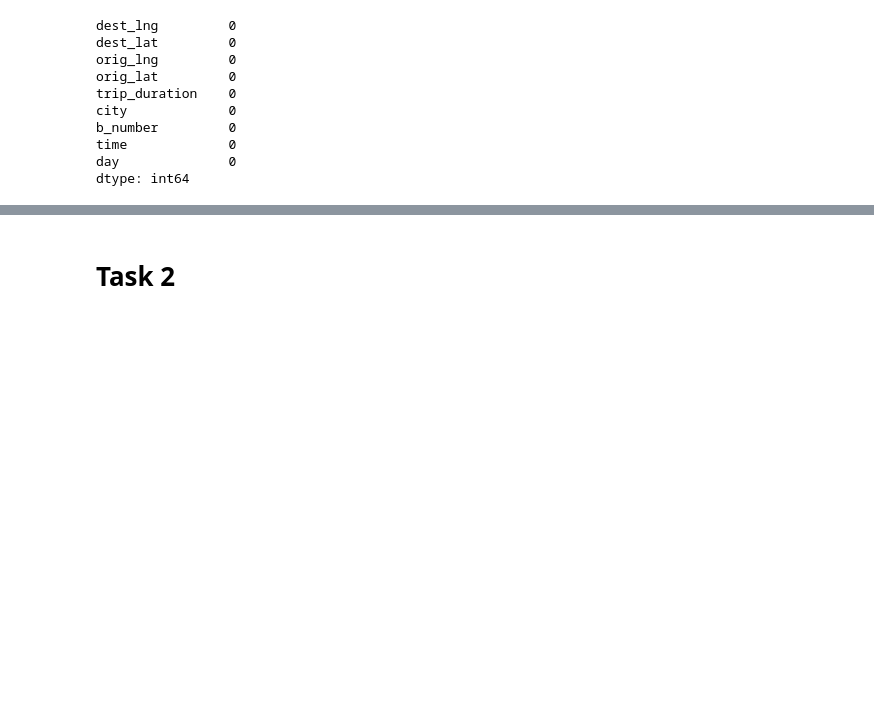
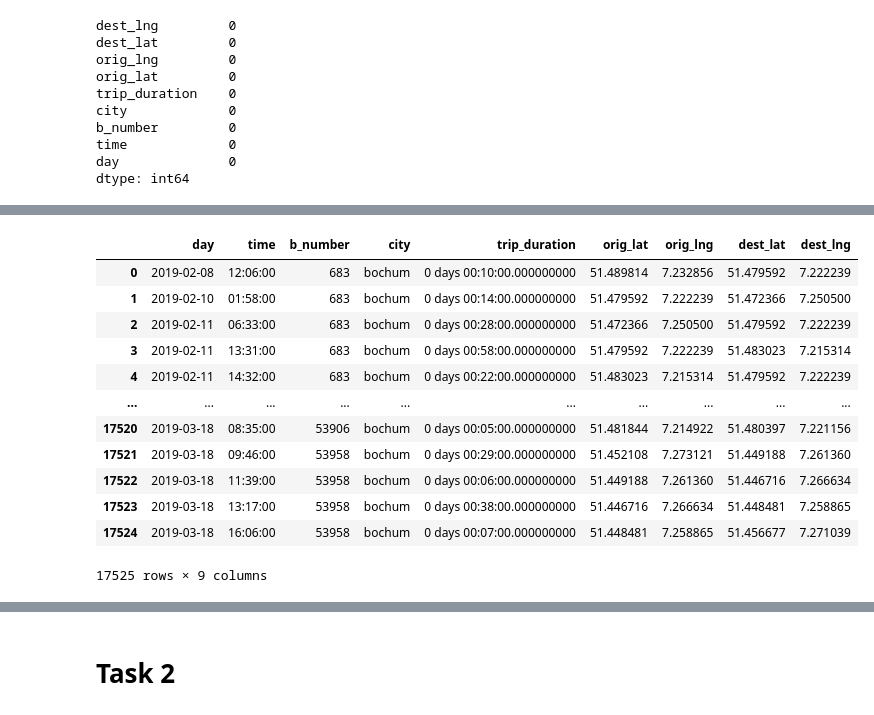
Before and after one commit to MoritzWolf09/Analytics, a Jupyter notebook: ezgi2.ipynb, the cells around one changed output, grey strips where cells are left out. Saved outputs shown, nothing was run; the diff lists cells and outputs as text; code cells hidden in the pictures; blank space fills up the shorter version.

```diff
--- a/ezgi2.ipynb
+++ b/ezgi2.ipynb
@@ -116,0 +149,30 @@ Nextbike_clean
+# %%
+#find the suitable days and copy their data for the missing days for Bochum
+Nextbike_bochum1 = Nextbike_bochum_raw[(Nextbike_bochum_raw["day"]=="2019-03-09")]
+Nextbike_bochum1_replace = Nextbike_bochum1.replace("2019-03-09", "2019-03-16")
+
+Nextbike_bochum2 = Nextbike_bochum_raw[(Nextbike_bochum_raw["day"]=="2019-03-10")]
+Nextbike_bochum2_replace = Nextbike_bochum2.replace("2019-03-10", "2019-03-17")
+
+Nextbike_bochum3 = Nextbike_bochum_raw[(Nextbike_bochum_raw["day"]=="2019-03-25")]
+Nextbike_bochum3_replace = Nextbike_bochum3.replace("2019-03-25", "2019-03-18")
+# %%
+Nextbike_bochum_merged = pd.concat([Nextbike_bochum1_replace, Nextbike_bochum2_replace, Nextbike_bochum3_replace], ignore_index=True)
+
+Nextbike_bochum_raw = pd.concat([Nextbike_bochum_raw, Nextbike_bochum_merged],ignore_index=True)
+
+Nextbike_bochum_raw
+# %% [output]
+|  | day | time | b_number | city | trip_duration | orig_lat | orig_lng | dest_lat | dest_lng |
+| 0 | 2019-02-08 | 12:06:00 | 683 | bochum | 0 days 00:10:00.000000000 | 51.489814 | 7.232856 | 51.479592 | 7.222239 |
+| 1 | 2019-02-10 | 01:58:00 | 683 | bochum | 0 days 00:14:00.000000000 | 51.479592 | 7.222239 | 51.472366 | 7.250500 |
+| 2 | 2019-02-11 | 06:33:00 | 683 | bochum | 0 days 00:28:00.000000000 | 51.472366 | 7.250500 | 51.479592 | 7.222239 |
+| 3 | 2019-02-11 | 13:31:00 | 683 | bochum | 0 days 00:58:00.000000000 | 51.479592 | 7.222239 | 51.483023 | 7.215314 |
+| 4 | 2019-02-11 | 14:32:00 | 683 | bochum | 0 days 00:22:00.000000000 | 51.483023 | 7.215314 | 51.479592 | 7.222239 |
+| ... | ... | ... | ... | ... | ... | ... | ... | ... | ... |
+| 17520 | 2019-03-18 | 08:35:00 | 53906 | bochum | 0 days 00:05:00.000000000 | 51.481844 | 7.214922 | 51.480397 | 7.221156 |
+| 17521 | 2019-03-18 | 09:46:00 | 53958 | bochum | 0 days 00:29:00.000000000 | 51.452108 | 7.273121 | 51.449188 | 7.261360 |
+| 17522 | 2019-03-18 | 11:39:00 | 53958 | bochum | 0 days 00:06:00.000000000 | 51.449188 | 7.261360 | 51.446716 | 7.266634 |
+| 17523 | 2019-03-18 | 13:17:00 | 53958 | bochum | 0 days 00:38:00.000000000 | 51.446716 | 7.266634 | 51.448481 | 7.258865 |
+| 17524 | 2019-03-18 | 16:06:00 | 53958 | bochum | 0 days 00:07:00.000000000 | 51.448481 | 7.258865 | 51.456677 | 7.271039 |
+17525 rows × 9 columns
```
Also changed, not shown: parts of 20 cells of this notebook.
